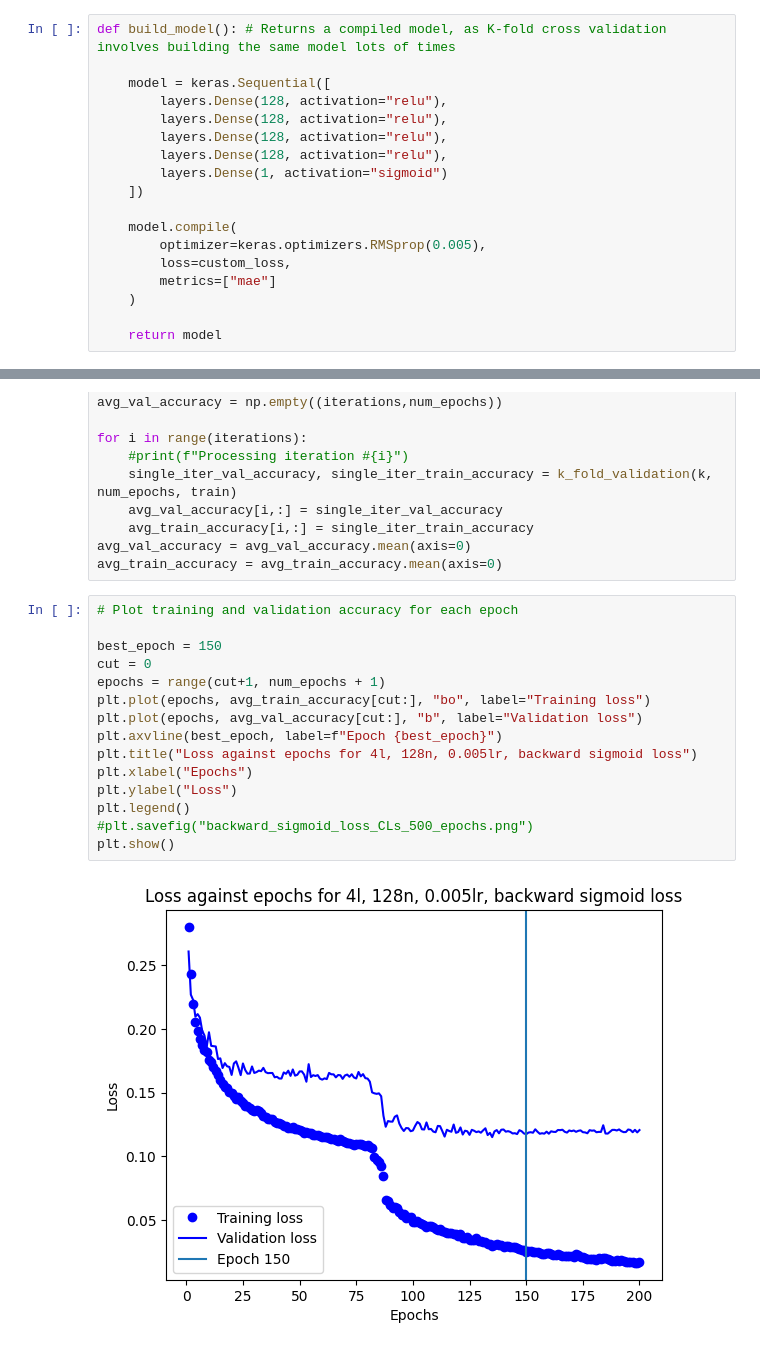
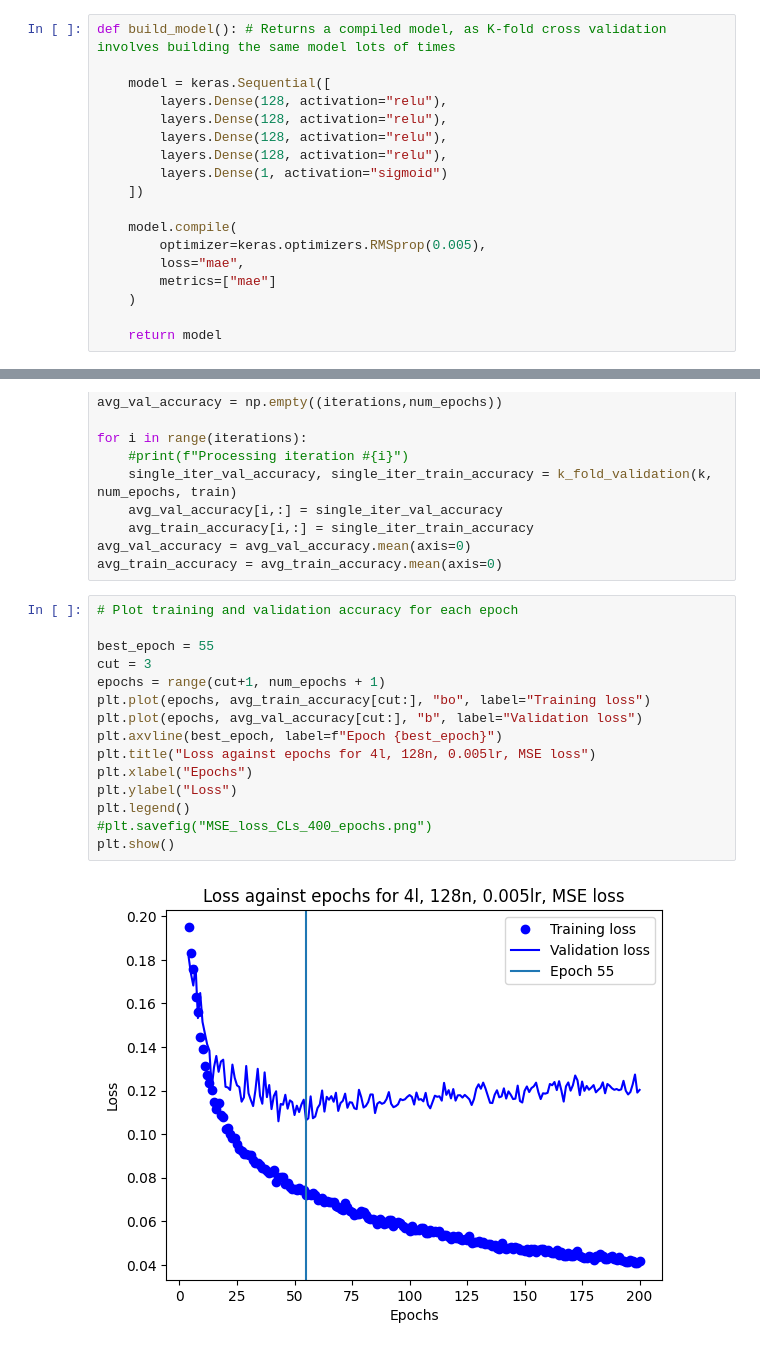
Before and after one commit to benvlasto/MPhys-Project, a Jupyter notebook: CLs_model.ipynb, the cells around one changed output, grey strips where cells are left out. Cells and saved outputs as stored; diff of their text form.

Commit message:
Tried different weighted MSE and MAE loss functions. Best performance is 4l, 128n, 0.005lr, MAE loss. Also restructured files

```diff
--- a/CLs_model.ipynb
+++ b/CLs_model.ipynb
@@ -41,7 +36,7 @@ def build_model(): # Returns a compiled model, as K-fold cross validation involv
 
     model.compile(
         optimizer=keras.optimizers.RMSprop(0.005),
-        loss=custom_loss,
+        loss="mae",
         metrics=["mae"]
     )
 
@@ -117,19 +112,19 @@ avg_train_accuracy = avg_train_accuracy.mean(axis=0)
 # %%
 # Plot training and validation accuracy for each epoch
 
-best_epoch = 150
-cut = 0
+best_epoch = 55
+cut = 3
 epochs = range(cut+1, num_epochs + 1)
 plt.plot(epochs, avg_train_accuracy[cut:], "bo", label="Training loss")
 plt.plot(epochs, avg_val_accuracy[cut:], "b", label="Validation loss")
 plt.axvline(best_epoch, label=f"Epoch {best_epoch}")
-plt.title("Loss against epochs for 4l, 128n, 0.005lr, backward sigmoid loss")
+plt.title("Loss against epochs for 4l, 128n, 0.005lr, MSE loss")
 plt.xlabel("Epochs")
 plt.ylabel("Loss")
 plt.legend()
-#plt.savefig("backward_sigmoid_loss_CLs_500_epochs.png")
+#plt.savefig("MSE_loss_CLs_400_epochs.png")
 plt.show()
 # %% [output]
-[figure, old version]
+[figure, new version]
 # %%
 # Train new model on all of the available data
```
Also changed, not shown: parts of 4 cells of this notebook, 33 other files.
